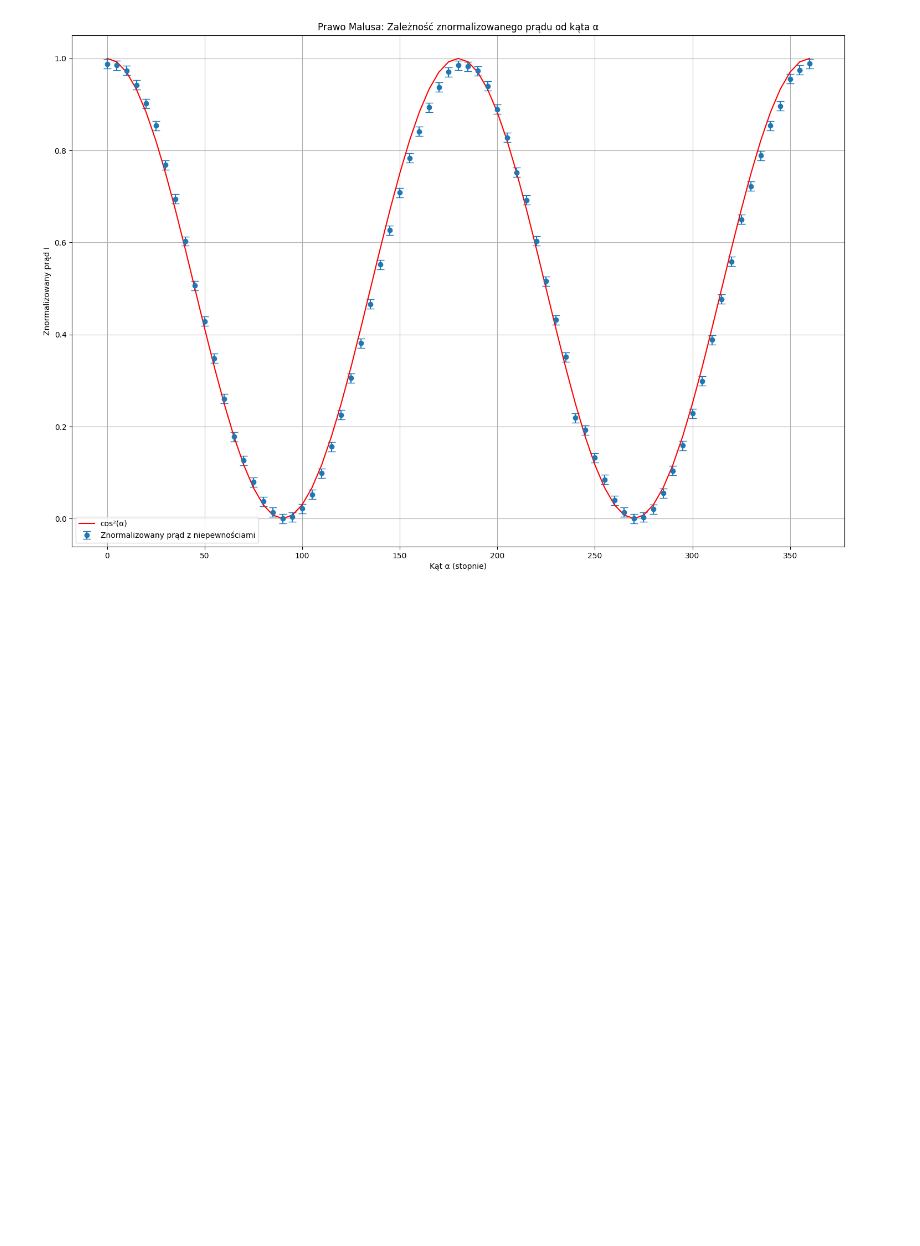
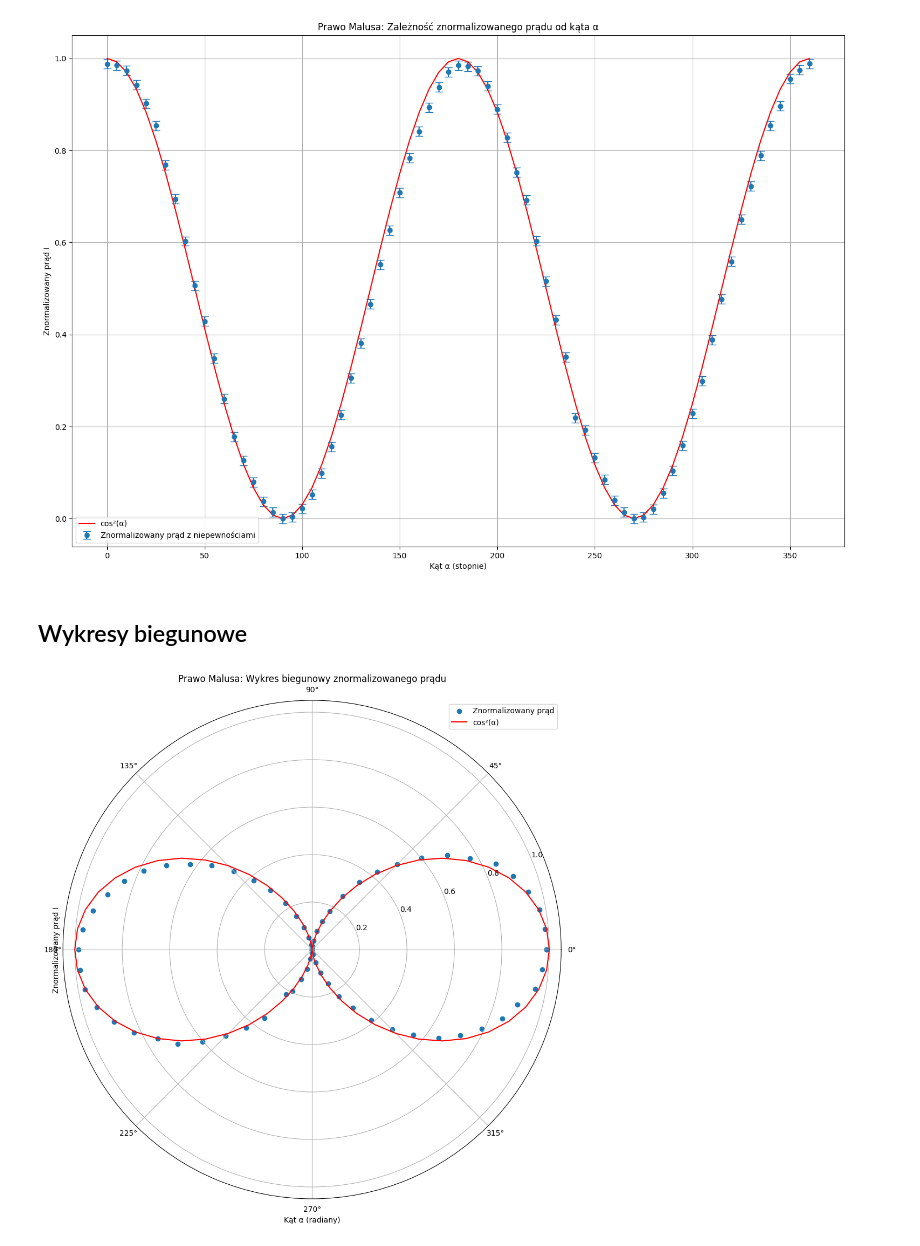
Before and after one commit to milosz0542/I-pracownia-fizyczna-2, a Jupyter notebook: Sprawozdanie62/Obliczenia62.ipynb, the cells around one changed output. Drawn from its saved outputs; the diff is of its cells as text; code cells hidden in the pictures; blank space fills up the shorter version.

```diff
--- a/Sprawozdanie62/Obliczenia62.ipynb
+++ b/Sprawozdanie62/Obliczenia62.ipynb
@@ -221,3 +221,17 @@ plt.grid()
 plt.show()
 # %% [output]
 [figure]
+# %% [markdown]
+## Wykresy biegunowe
+# %%
+plt.figure(figsize=(18, 12))
+ax = plt.subplot(111, projection='polar')
+ax.scatter(np.radians(alpha), I_normalized, label='Znormalizowany prąd')
+ax.plot(np.radians(alpha), cos_squared, label='cos²(α)', color='red')
+ax.set_title('Prawo Malusa: Wykres biegunowy znormalizowanego prądu')
+ax.set_xlabel('Kąt α (radiany)')
+ax.set_ylabel('Znormalizowany prąd I')
+ax.legend()
+plt.show()
+# %% [output]
+[figure, added]
```
Also changed, not shown: parts of 1 cell of this notebook, 3 other files.
